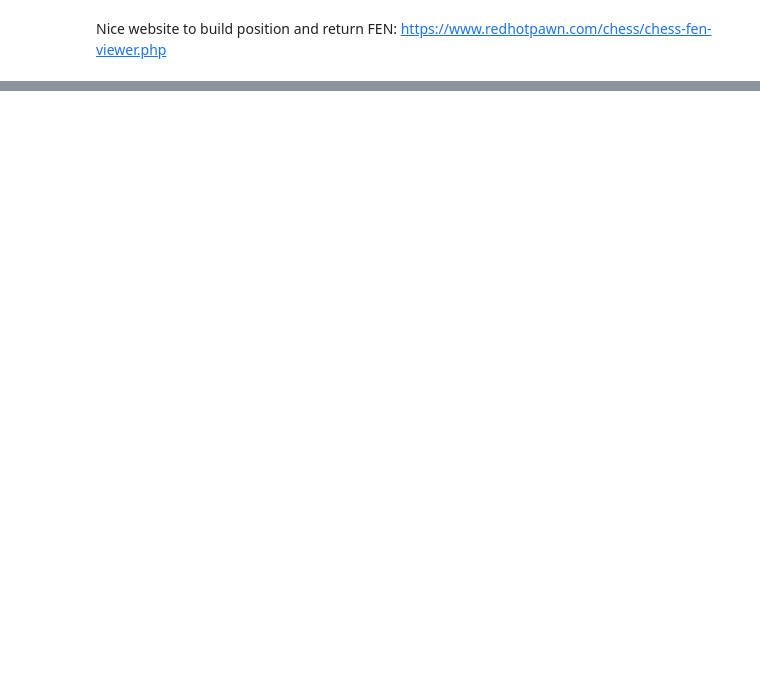
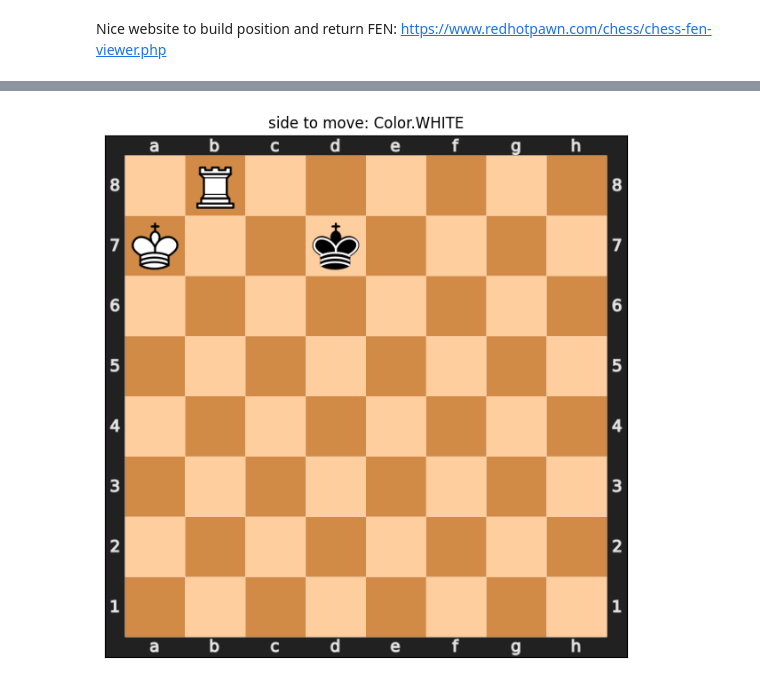
Before and after one commit to giovanni-lucarelli/chess, a Jupyter notebook: doc/demo.ipynb, the cells around one changed output, grey strips where cells are left out. Drawn from its saved outputs; the diff is of its cells as text; code cells hidden in the pictures; blank space fills up the shorter version.

```diff
--- a/doc/demo.ipynb
+++ b/doc/demo.ipynb
@@ -160,0 +264,11 @@ env = TwoPlyEnv(env_cpp, defender=LichessDefender())   # or SyzygyDefender("/pat
+# %%
+fen = "1R6/K2k4/8/8/8/8/8/8 w - - 1 0"
+env = Env.from_fen(
+    fen,
+    step_penalty=0.01,
+    defender=LichessDefender(),    # auto-reply using Lichess tablebase
+    absorb_black_reply=True
+)
+env.display_state()
+# %% [output]
+[figure, added]
```
Also changed, not shown: parts of 25 cells of this notebook, 5 other files.
